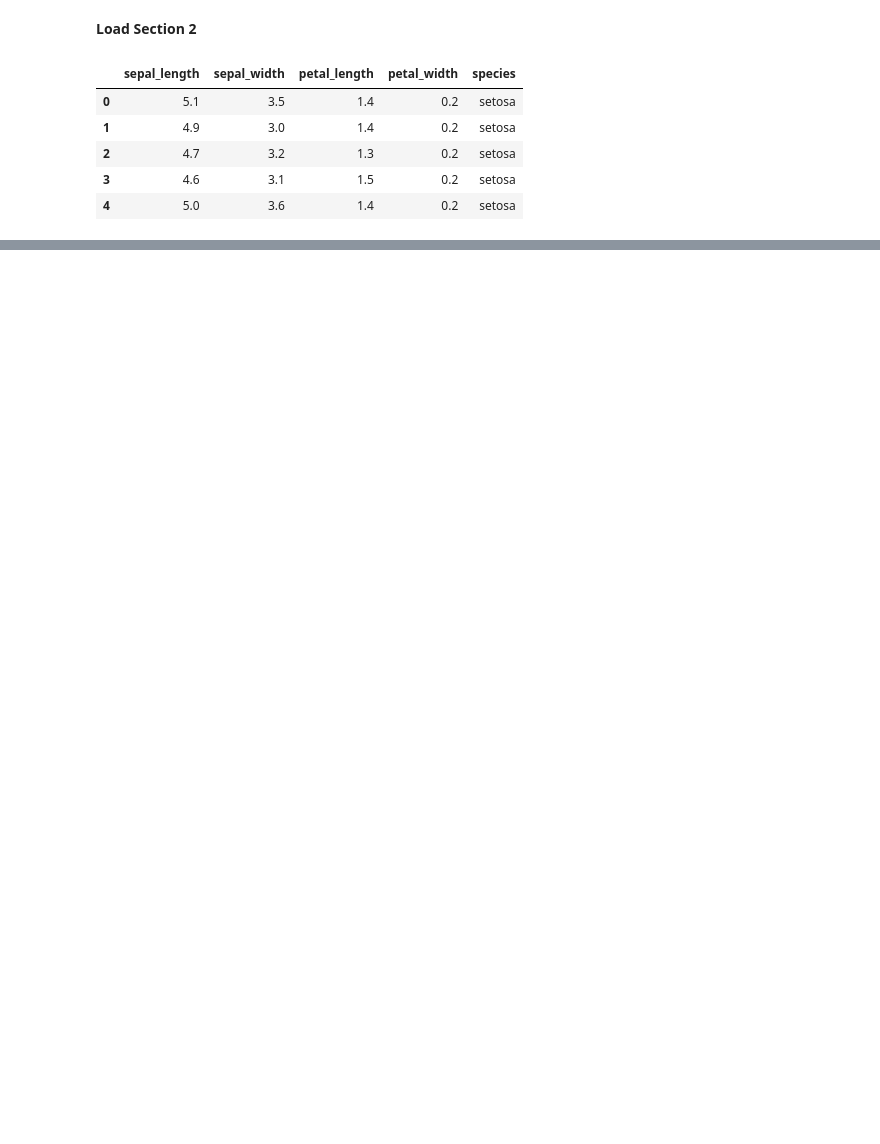
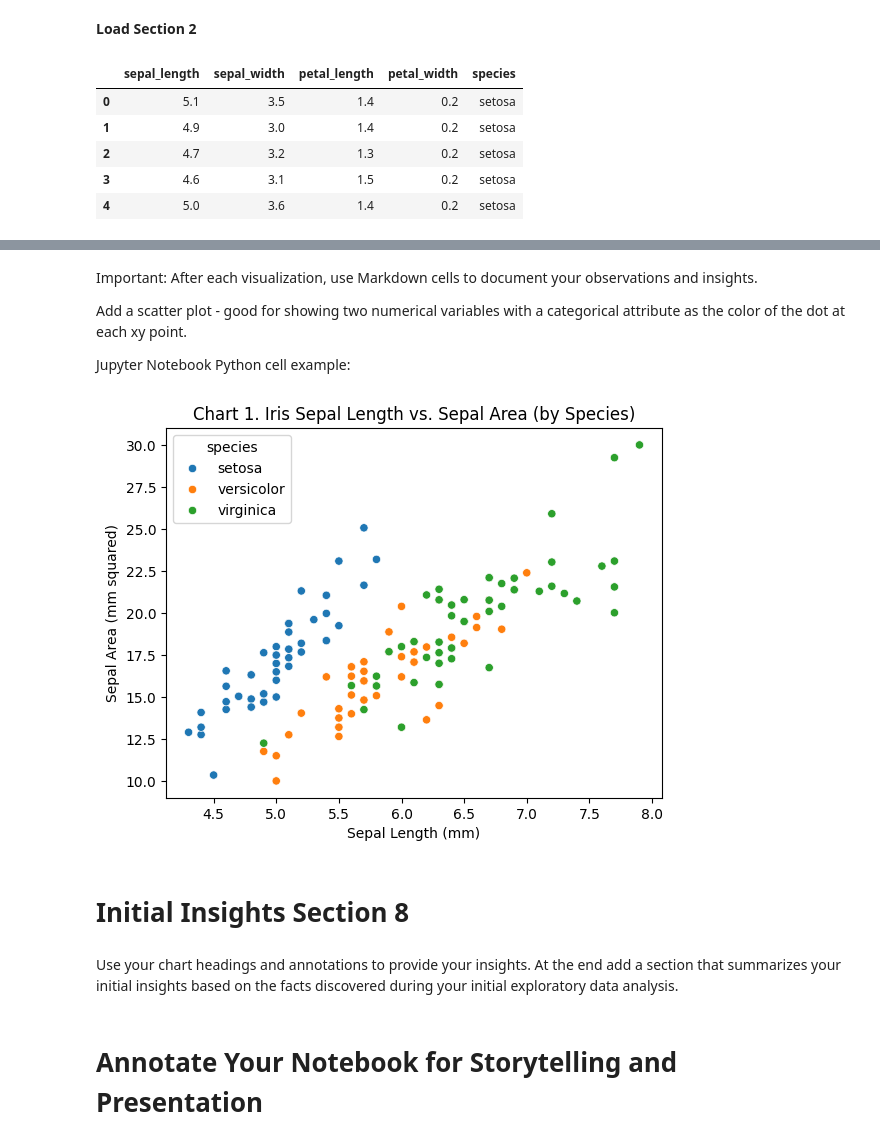
Before and after one commit to hasherlaws18/datafun-04-eda, a Jupyter notebook: houston_eda_iris.ipynb, the cells around one changed output, grey strips where cells are left out. Saved outputs shown, nothing was run; the diff lists cells and outputs as text; code cells hidden in the pictures; blank space fills up the shorter version.

```diff
--- a/houston_eda_iris.ipynb
+++ b/houston_eda_iris.ipynb
@@ -39,0 +206,28 @@ iris_df.head()
+# %% [markdown]
+Important: After each visualization, use Markdown cells to document your observations and insights.
+
+Add a scatter plot - good for showing two numerical variables with a categorical attribute as the color of the dot at each xy point.
+
+Jupyter Notebook Python cell example:
+# %%
+# A scatter plot is a plot of two numerical variables.
+scatter_plt: Axes = sns.scatterplot(
+    data=iris_df, x="Sepal Length", y="Sepal Area", hue="species"
+)
+
+# Set axis labels using the Matplotlib Axes methods set_xlabel() and set_ylabel()
+scatter_plt.set_xlabel("Sepal Length (mm)")
+scatter_plt.set_ylabel("Sepal Area (mm squared)")
+
+# Set the title using the Matplotlib Axes set_title() method
+scatter_plt.set_title("Chart 1. Iris Sepal Length vs. Sepal Area (by Species)")
+
+matplotlib.pyplot.show()
+# %% [output]
+[figure, added]
+# %% [markdown]
+# Initial Insights Section 8
+# %% [markdown]
+Use your chart headings and annotations to provide your insights. At the end add a section that summarizes your initial insights based on the facts discovered during your initial exploratory data analysis.
+# %% [markdown]
+# Annotate Your Notebook for Storytelling and Presentation
```
Also changed, not shown: parts of 25 cells of this notebook.
